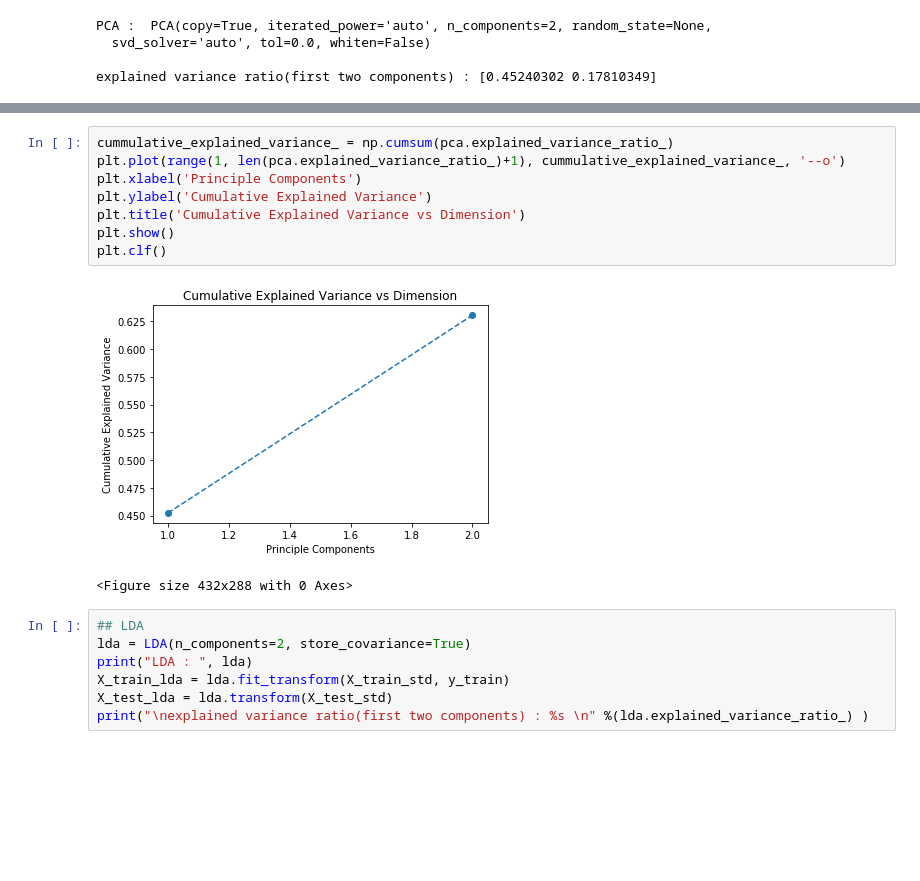
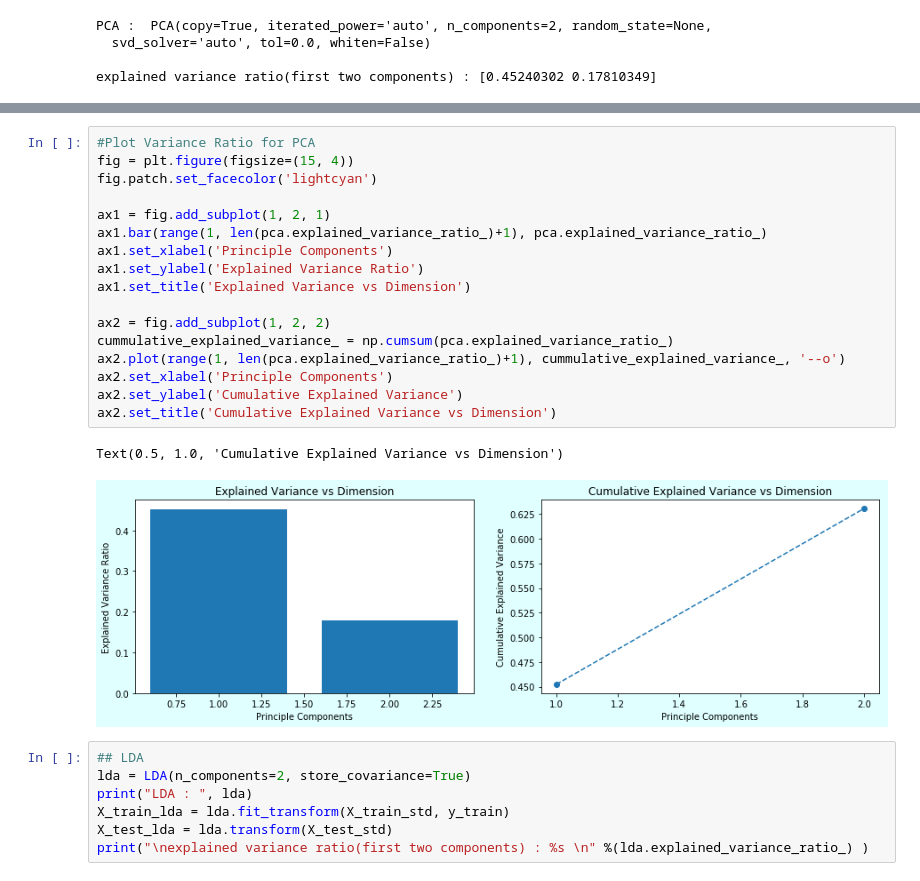
Before and after one commit to happyhyowon/work, a Jupyter notebook: HyowonKim_2019070723_Hw3.ipynb, the cells around one changed output, grey strips where cells are left out. Saved outputs shown, nothing was run; the diff lists cells and outputs as text; blank space fills up the shorter version.

```diff
--- a/HyowonKim_2019070723_Hw3.ipynb
+++ b/HyowonKim_2019070723_Hw3.ipynb
@@ -192,14 +172,23 @@ plt.clf()
-# %%
-cummulative_explained_variance_ = np.cumsum(pca.explained_variance_ratio_)
-plt.plot(range(1, len(pca.explained_variance_ratio_)+1), cummulative_explained_variance_, '--o')
-plt.xlabel('Principle Components')
-plt.ylabel('Cumulative Explained Variance')
-plt.title('Cumulative Explained Variance vs Dimension')
-plt.show()
-plt.clf()
-# %% [output]
-[figure, removed]
-<Figure size 432x288 with 0 Axes>
+# %%
+#Plot Variance Ratio for PCA
+fig = plt.figure(figsize=(15, 4))
+fig.patch.set_facecolor('lightcyan')
+
+ax1 = fig.add_subplot(1, 2, 1)
+ax1.bar(range(1, len(pca.explained_variance_ratio_)+1), pca.explained_variance_ratio_)
+ax1.set_xlabel('Principle Components')
+ax1.set_ylabel('Explained Variance Ratio')
+ax1.set_title('Explained Variance vs Dimension')
+
+ax2 = fig.add_subplot(1, 2, 2)
+cummulative_explained_variance_ = np.cumsum(pca.explained_variance_ratio_)
+ax2.plot(range(1, len(pca.explained_variance_ratio_)+1), cummulative_explained_variance_, '--o')
+ax2.set_xlabel('Principle Components')
+ax2.set_ylabel('Cumulative Explained Variance')
+ax2.set_title('Cumulative Explained Variance vs Dimension')
+# %% [output]
+Text(0.5, 1.0, 'Cumulative Explained Variance vs Dimension')
+[figure, added]
 # %%
 ## LDA
 lda = LDA(n_components=2, store_covariance=True)
```
Also changed, not shown: parts of 12 cells of this notebook.
